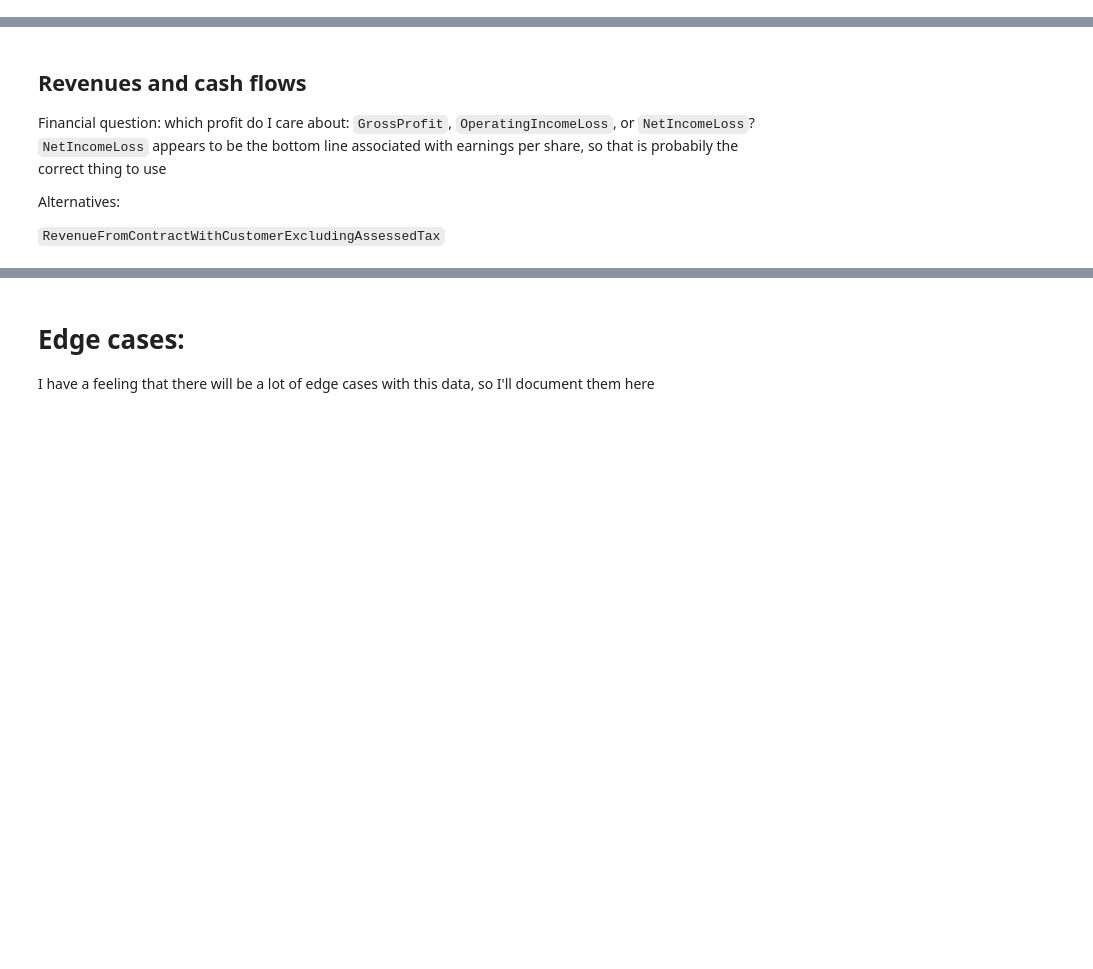
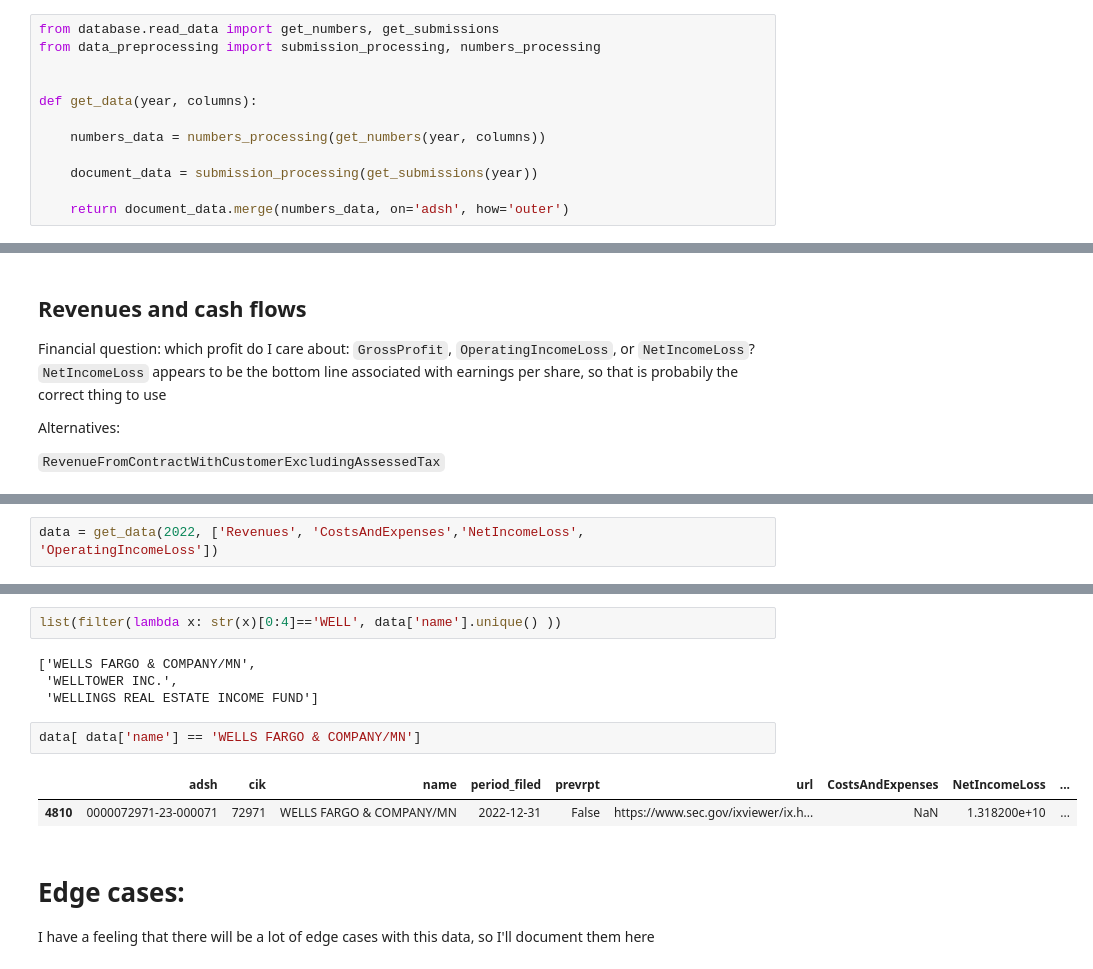
Before and after one commit to lrast/earningsReports, a Jupyter notebook: 0.0.1-data-cleaning.ipynb, the cells around one changed output, grey strips where cells are left out. Saved outputs shown, nothing was run; the diff lists cells and outputs as text; blank space fills up the shorter version.

```diff
--- a/0.0.1-data-cleaning.ipynb
+++ b/0.0.1-data-cleaning.ipynb
@@ -161,6 +161,18 @@ len(all_fields_22)
 ### To do:
 
 - Select all fields for a couple of examples to get a hand on what is available.
+# %%
+from database.read_data import get_numbers, get_submissions
+from data_preprocessing import submission_processing, numbers_processing
+
+
+def get_data(year, columns):
+
+    numbers_data = numbers_processing(get_numbers(year, columns))
+
+    document_data = submission_processing(get_submissions(year))
+
+    return document_data.merge(numbers_data, on='adsh', how='outer')
 # %% [markdown]
 # Exploring different types of fields
 
@@ -389,0 +398,2 @@ Alternatives:
+# %%
+data = get_data(2022, ['Revenues', 'CostsAndExpenses','NetIncomeLoss', 'OperatingIncomeLoss'])
@@ -390,3 +420,14 @@ Alternatives:
+# %%
+list(filter(lambda x: str(x)[0:4]=='WELL', data['name'].unique() ))
+# %% [output]
+['WELLS FARGO & COMPANY/MN',
+ 'WELLTOWER INC.',
+ 'WELLINGS REAL ESTATE INCOME FUND']
+# %%
+data[ data['name'] == 'WELLS FARGO & COMPANY/MN']
+# %% [output]
+|  | adsh | cik | name | period_filed | prevrpt | url | CostsAndExpenses | NetIncomeLoss | ... |
+| 4810 | 0000072971-23-000071 | 72971 | WELLS FARGO & COMPANY/MN | 2022-12-31 | False | https://www.sec.gov/ixviewer/ix.h... | NaN | 1.318200e+10 | ... |
 # %% [markdown]
 # Edge cases:
 
```
Also changed, not shown: parts of 2 cells of this notebook, 6 other files.
